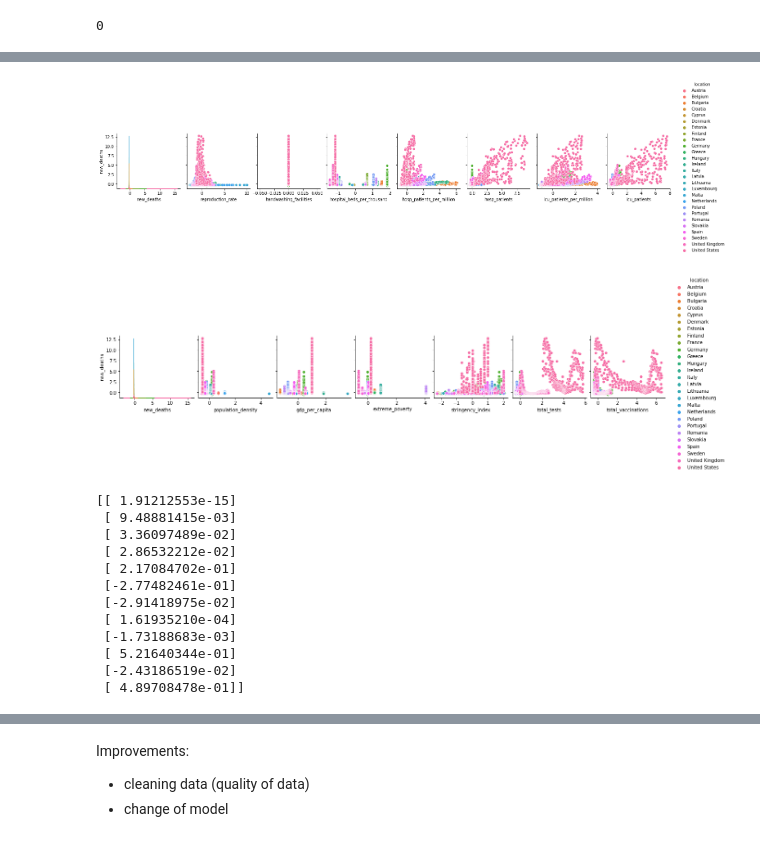
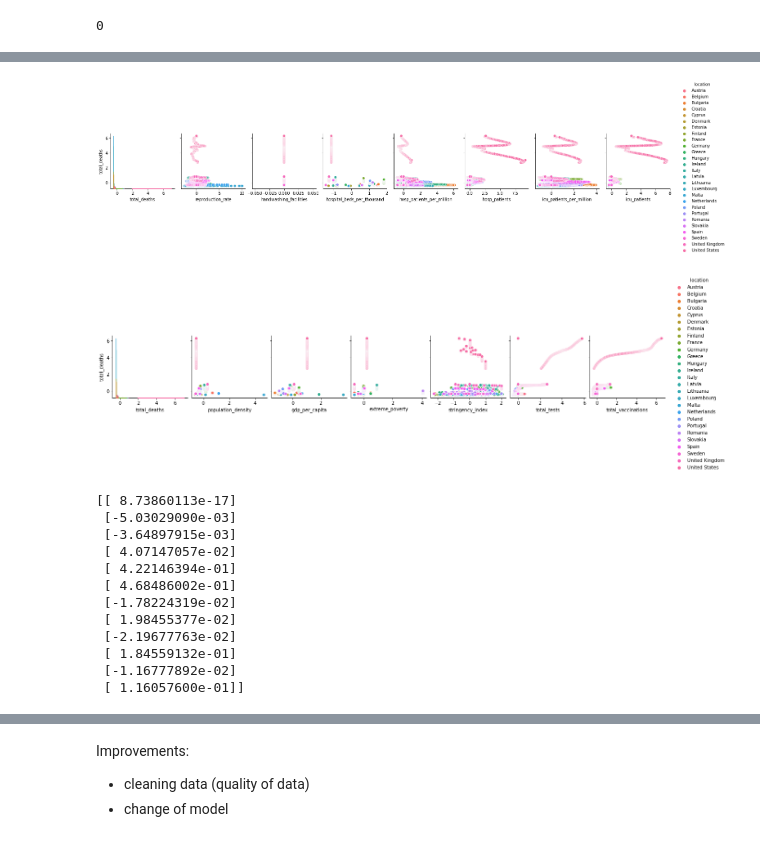
Before and after one commit to shanghongsim/term3_dtp, a Jupyter notebook: T3 2D project .ipynb, the cells around one changed output, grey strips where cells are left out. Drawn from its saved outputs; the diff is of its cells as text; code cells hidden in the pictures.

```diff
--- a/T3 2D project .ipynb
+++ b/T3 2D project .ipynb
@@ -117,6 +117,6 @@ Text(0.5, 1.0, 'Total deaths vs date')
 # %%
 columns_cat=['date','location','continent']
-columns_num=['population_density','gdp_per_capita','new_deaths',
+columns_num=['population_density','gdp_per_capita','total_deaths',
          'extreme_poverty','stringency_index','total_tests','total_vaccinations',
          'reproduction_rate','handwashing_facilities','hospital_beds_per_thousand','hosp_patients_per_million',
          'hosp_patients','icu_patients_per_million','icu_patients']
@@ -160,9 +160,13 @@ def normalize_minmax(dfin):
     dfout=(df_copy-min_v)/(max_v-min_v)
     return dfout
 
+def normalize_z(df):
+    dfout=(df-df.mean(axis=0))/df.std(axis=0)
+    return dfout
+
 data_norm = normalize_z(df_num)
 stats = data_norm.describe()
-# display(stats)
+display(stats)
 
 frames=[df_cat , data_norm]
 result = pd.concat(frames,axis=1)
@@ -184,14 +197,14 @@ display(result)
 8613 rows × 17 columns
 # %%
-myplot = sns.pairplot(data=result, hue='location',x_vars=['new_deaths','reproduction_rate','handwashing_facilities','hospital_beds_per_thousand','hosp_patients_per_million',
-         'hosp_patients','icu_patients_per_million','icu_patients'],y_vars=['new_deaths'])
+myplot = sns.pairplot(data=result, hue='location',x_vars=['total_deaths','reproduction_rate','handwashing_facilities','hospital_beds_per_thousand','hosp_patients_per_million',
+         'hosp_patients','icu_patients_per_million','icu_patients'],y_vars=['total_deaths'])
 # %% [output]
-[figure, old version]
+[figure, new version]
 # %%
-myplot = sns.pairplot(data=result, hue='location',x_vars=['new_deaths','population_density','gdp_per_capita',
-         'extreme_poverty','stringency_index','total_tests','total_vaccinations'],y_vars=['new_deaths'])
+myplot = sns.pairplot(data=result, hue='location',x_vars=['total_deaths','population_density','gdp_per_capita',
+         'extreme_poverty','stringency_index','total_tests','total_vaccinations'],y_vars=['total_deaths'])
 # %% [output]
-[figure, old version]
+[figure, new version]
 # %%
 # feature=['population_density','gdp_per_capita',
 #          'extreme_poverty','stringency_index','total_tests','total_vaccinations',
@@ -294,10 +307,10 @@ feature=['population_density','gdp_per_capita',
          'hosp_patients','icu_patients_per_million','icu_patients']
 # df_feature=result.loc[:,feature]
 # print(df_feature.shape)
-# df_target=result.loc[:,['new_deaths']]
+# df_target=result.loc[:,['total_deaths']]
 # print(df_target.shape)
 
-df_feature, df_target = get_features_targets(result, feature, ['new_deaths'])
+df_feature, df_target = get_features_targets(result, feature, ['total_deaths'])
 
 # normalize the feature using z normalization (done above)
 
@@ -325,18 +338,18 @@ with np.printoptions(threshold=np.inf):
 # why the coeff different from norm eqn, look into matrix invertibility
 #'handwashing_facilities',
 # %% [output]
-[[ 1.91212553e-15]
- [ 9.48881415e-03]
- [ 3.36097489e-02]
- [ 2.86532212e-02]
- [ 2.17084702e-01]
- [-2.77482461e-01]
- [-2.91418975e-02]
- [ 1.61935210e-04]
- [-1.73188683e-03]
- [ 5.21640344e-01]
- [-2.43186519e-02]
- [ 4.89708478e-01]]
+[[ 8.73860113e-17]
+ [-5.03029090e-03]
+ [-3.64897915e-03]
+ [ 4.07147057e-02]
+ [ 4.22146394e-01]
+ [ 4.68486002e-01]
+ [-1.78224319e-02]
+ [ 1.98455377e-02]
+ [-2.19677763e-02]
+ [ 1.84559132e-01]
+ [-1.16777892e-02]
+ [ 1.16057600e-01]]
 # %%
 plt.plot(J_storage)
 # %% [output]
```
Also changed, not shown: parts of 13 cells of this notebook, 1 other file.
